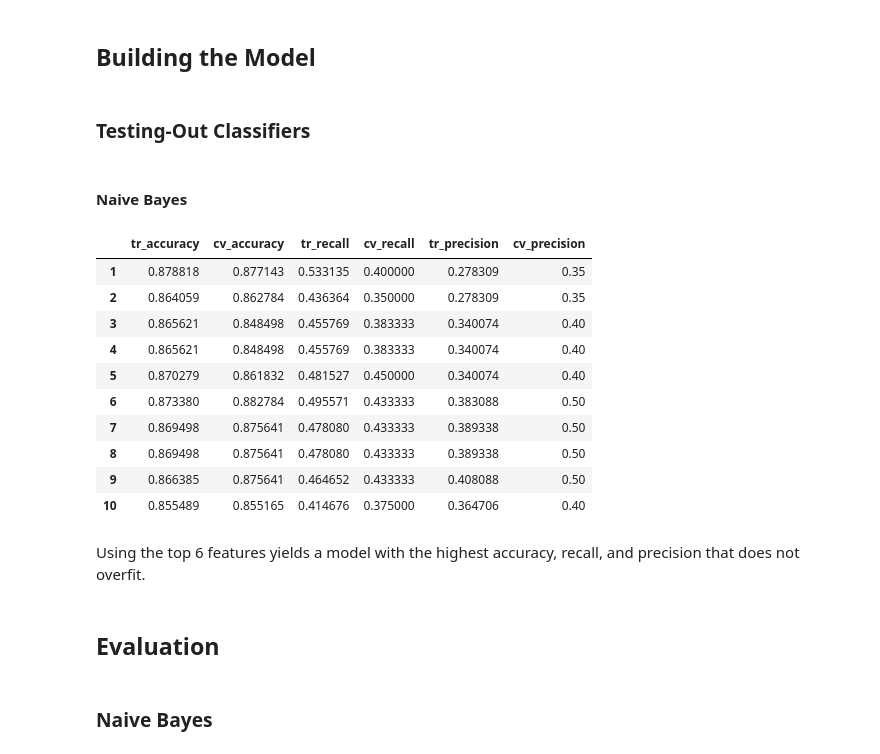
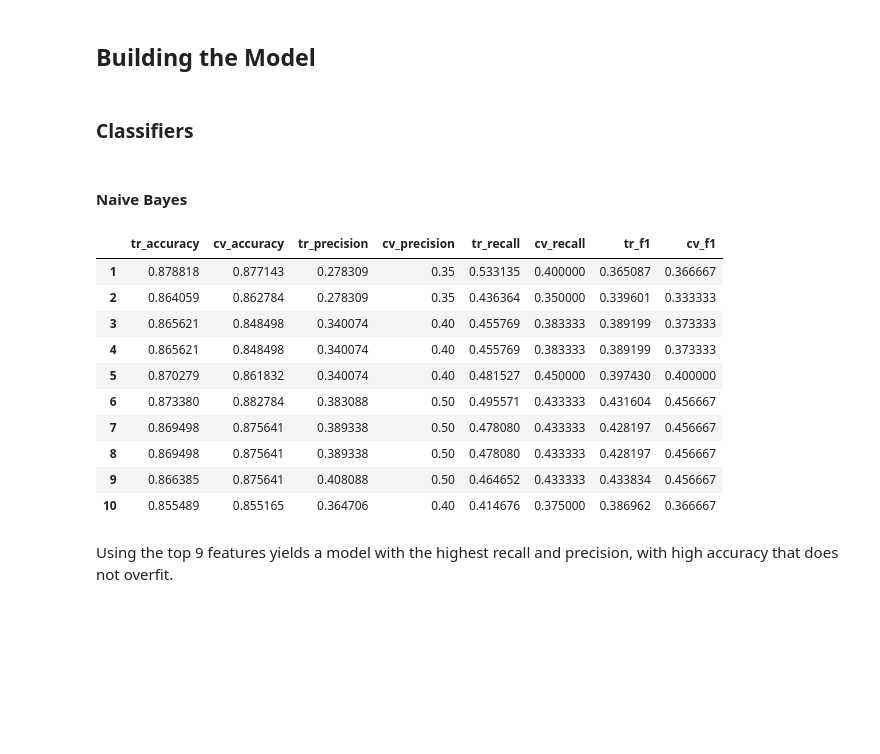
Before and after one commit to jaclynrich/enron-fraud-identifier, a Jupyter notebook: poi_id.ipynb, the cells around one changed output. Saved outputs shown, nothing was run; the diff lists cells and outputs as text; code cells hidden in the pictures; blank space fills up the shorter version.

```diff
--- a/poi_id.ipynb
+++ b/poi_id.ipynb
@@ -340,7 +317,7 @@ def classify(model, data, features, target):
     tr_metrics = {}
     val_metrics = {}
 
-    metric_names = ['acc', 'recall', 'prec', 'f1']
+    metric_names = ['acc', 'prec', 'recall', 'f1']
 
     for name in metric_names:
             tr_metrics[name] = []
@@ -357,16 +334,16 @@ def classify(model, data, features, target):
         pred_tr = model.predict(X_tr)
 
         tr_metrics['acc'].append(accuracy_score(pred_tr, y_tr))
+        tr_metrics['prec'].append(precision_score(pred_tr, y_tr))
         tr_metrics['recall'].append(recall_score(pred_tr, y_tr))
-        tr_metrics['prec'].append(precision_score(pred_tr, y_tr))
         tr_metrics['f1'].append(f1_score(pred_tr, y_tr))
 
         # Make predictions on the validation set and record metrics
         pred = model.predict(X_val)
 
         val_metrics['acc'].append(accuracy_score(pred, y_val))
+        val_metrics['prec'].append(precision_score(pred, y_val))
         val_metrics['recall'].append(recall_score(pred, y_val))
-        val_metrics['prec'].append(precision_score(pred, y_val))
         val_metrics['f1'].append(f1_score(pred, y_val))
 
     tr_mean_metrics = []
@@ -389,34 +366,33 @@ def model_by_num_feat(model, data, features, target, num_feat):
         val_metrics_feat[i] = val_metrics
 
     tr_metrics_df = pd.DataFrame(tr_metrics_feat).T
-    tr_metrics_df.columns = ['tr_accuracy', 'tr_recall', 'tr_precision']
+    tr_metrics_df.columns = ['tr_accuracy', 'tr_precision', 'tr_recall', 'tr_f1']
 
     val_metrics_df = pd.DataFrame(val_metrics_feat).T
-    val_metrics_df.columns = ['cv_accuracy', 'cv_recall', 'cv_precision']
+    val_metrics_df.columns = ['cv_accuracy', 'cv_precision', 'cv_recall', 'cv_f1']
 
     metrics_df = pd.concat([tr_metrics_df, val_metrics_df], axis = 1)
-    return metrics_df[['tr_accuracy', 'cv_accuracy', 'tr_recall', 'cv_recall', 'tr_precision', 'cv_precision']]
+    return metrics_df[['tr_accuracy', 'cv_accuracy', 'tr_precision', 'cv_precision',
+                       'tr_recall', 'cv_recall', 'tr_f1', 'cv_f1']]
 # %% [markdown]
-### Testing-Out Classifiers
+### Classifiers
 # %% [markdown]
 #### Naive Bayes
 # %%
-clf = GaussianNB()
-metrics_df = model_by_num_feat(clf, df, feats_sorted, target, num_feat = 10)
-metrics_df
+clf_nb = GaussianNB()
+metrics_nb_df = model_by_num_feat(clf_nb, df, feats_sorted, target, num_feat = 10)
+metrics_nb_df
 # %% [output]
-|  | tr_accuracy | cv_accuracy | tr_recall | cv_recall | tr_precision | cv_precision |
-| 1 | 0.878818 | 0.877143 | 0.533135 | 0.400000 | 0.278309 | 0.35 |
-| 2 | 0.864059 | 0.862784 | 0.436364 | 0.350000 | 0.278309 | 0.35 |
-| 3 | 0.865621 | 0.848498 | 0.455769 | 0.383333 | 0.340074 | 0.40 |
-| 4 | 0.865621 | 0.848498 | 0.455769 | 0.383333 | 0.340074 | 0.40 |
-| 5 | 0.870279 | 0.861832 | 0.481527 | 0.450000 | 0.340074 | 0.40 |
-| 6 | 0.873380 | 0.882784 | 0.495571 | 0.433333 | 0.383088 | 0.50 |
-| 7 | 0.869498 | 0.875641 | 0.478080 | 0.433333 | 0.389338 | 0.50 |
-| 8 | 0.869498 | 0.875641 | 0.478080 | 0.433333 | 0.389338 | 0.50 |
-| 9 | 0.866385 | 0.875641 | 0.464652 | 0.433333 | 0.408088 | 0.50 |
-| 10 | 0.855489 | 0.855165 | 0.414676 | 0.375000 | 0.364706 | 0.40 |
+|  | tr_accuracy | cv_accuracy | tr_precision | cv_precision | tr_recall | cv_recall | tr_f1 | cv_f1 |
+| 1 | 0.878818 | 0.877143 | 0.278309 | 0.35 | 0.533135 | 0.400000 | 0.365087 | 0.366667 |
+| 2 | 0.864059 | 0.862784 | 0.278309 | 0.35 | 0.436364 | 0.350000 | 0.339601 | 0.333333 |
+| 3 | 0.865621 | 0.848498 | 0.340074 | 0.40 | 0.455769 | 0.383333 | 0.389199 | 0.373333 |
+| 4 | 0.865621 | 0.848498 | 0.340074 | 0.40 | 0.455769 | 0.383333 | 0.389199 | 0.373333 |
+| 5 | 0.870279 | 0.861832 | 0.340074 | 0.40 | 0.481527 | 0.450000 | 0.397430 | 0.400000 |
+| 6 | 0.873380 | 0.882784 | 0.383088 | 0.50 | 0.495571 | 0.433333 | 0.431604 | 0.456667 |
+| 7 | 0.869498 | 0.875641 | 0.389338 | 0.50 | 0.478080 | 0.433333 | 0.428197 | 0.456667 |
+| 8 | 0.869498 | 0.875641 | 0.389338 | 0.50 | 0.478080 | 0.433333 | 0.428197 | 0.456667 |
+| 9 | 0.866385 | 0.875641 | 0.408088 | 0.50 | 0.464652 | 0.433333 | 0.433834 | 0.456667 |
+| 10 | 0.855489 | 0.855165 | 0.364706 | 0.40 | 0.414676 | 0.375000 | 0.386962 | 0.366667 |
 # %% [markdown]
-Using the top 6 features yields a model with the highest accuracy, recall, and precision that does not overfit.
+Using the top 9 features yields a model with the highest recall and precision, with high accuracy that does not overfit.
-# %% [markdown]
-## Evaluation
@@ -426,2 +398,0 @@ df_dict = df.to_dict('index')
-# %% [markdown]
-### Naive Bayes
```
Also changed, not shown: parts of 12 cells of this notebook.
